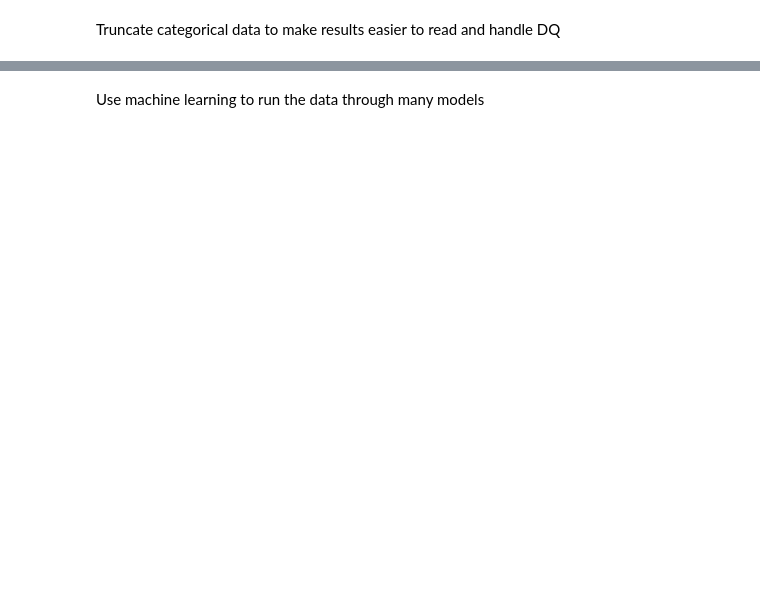
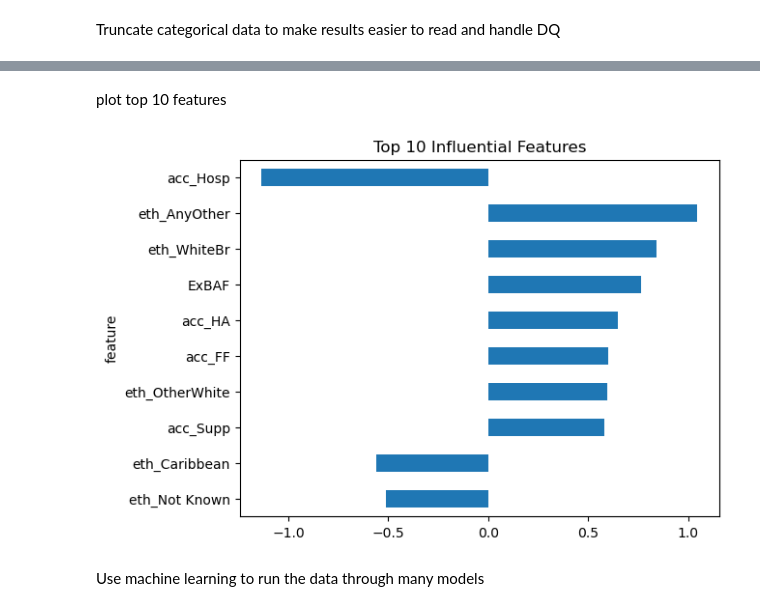
Before and after one commit to MightyAtom220474/LSCFT_ML_App, a Jupyter notebook: code/machine_learning_processor.ipynb, the cells around one changed output, grey strips where cells are left out. Cells and saved outputs as stored; diff of their text form; code cells hidden in the pictures; blank space fills up the shorter version.

```diff
--- a/code/machine_learning_processor.ipynb
+++ b/code/machine_learning_processor.ipynb
@@ -39,6 +40,6 @@ source_headers = [column[0] for column in cursor_source.description]
 source_df = pd.DataFrame(np.array(source_data),
                                 columns = source_headers)
 
-source_df['ReAdmission'] = source_df['ReAdmission'].astype(int)
+# source_df['ReAdmission'] = source_df['ReAdmission'].astype(int)
 
-source_df
+#source_df
@@ -152,16 +139,13 @@ if 'AccommodationStatus' in source_df.columns:
 
 source_df.to_csv('check_source_data.csv', index=False)
 
-cols_to_convert_int = ['ReAdmission', 'LearningDisability', 'AutismDiagnosis','ExBAF']
-source_df[cols_to_convert_int] = source_df[cols_to_convert_int].astype('int64')
+# cols_to_convert_int = ['ReAdmission', 'LearningDisability', 'AutismDiagnosis','ExBAF']
+# source_df[cols_to_convert_int] = source_df[cols_to_convert_int].astype('int64')
 
-cols_to_convert_str = ['DeprivationIndex','ethnicity_clean', 'gender_clean', 'accom_clean']
-source_df[cols_to_convert_str] = source_df[cols_to_convert_str].astype('category')
-
-print(source_df.dtypes)
+#print(source_df.dtypes)
 
 # make sure data is of correct data types
-# source_df = source_df.convert_dtypes()
+source_df = ml.fix_dtypes(source_df)
 
-# print(source_df.dtypes)
+#print(source_df.dtypes)
 # %% [output]
@@ -267,3 +245,12 @@ ValueError: could not convert string to float: 'WhiteBr'
+# %% [markdown]
+plot top 10 features
+# %%
+co_eff_df.head(10).plot(kind='barh', x='feature', y='co_eff', legend=False)
+plt.title("Top 10 Influential Features")
+plt.gca().invert_yaxis()
+plt.show()
+# %% [output]
+[figure, added]
 # %% [markdown]
 Use machine learning to run the data through many models
 # %%
```
Also changed, not shown: parts of 9 cells of this notebook, 8 other files.
